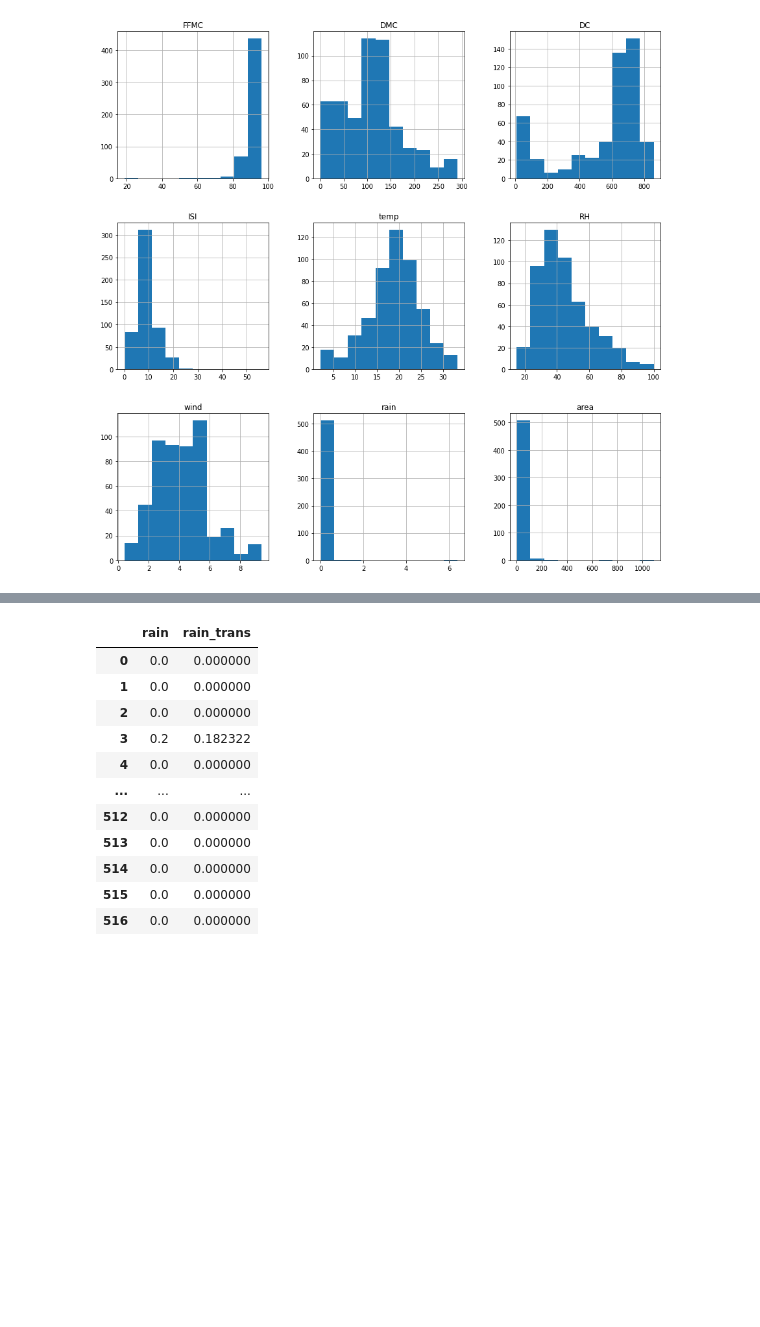
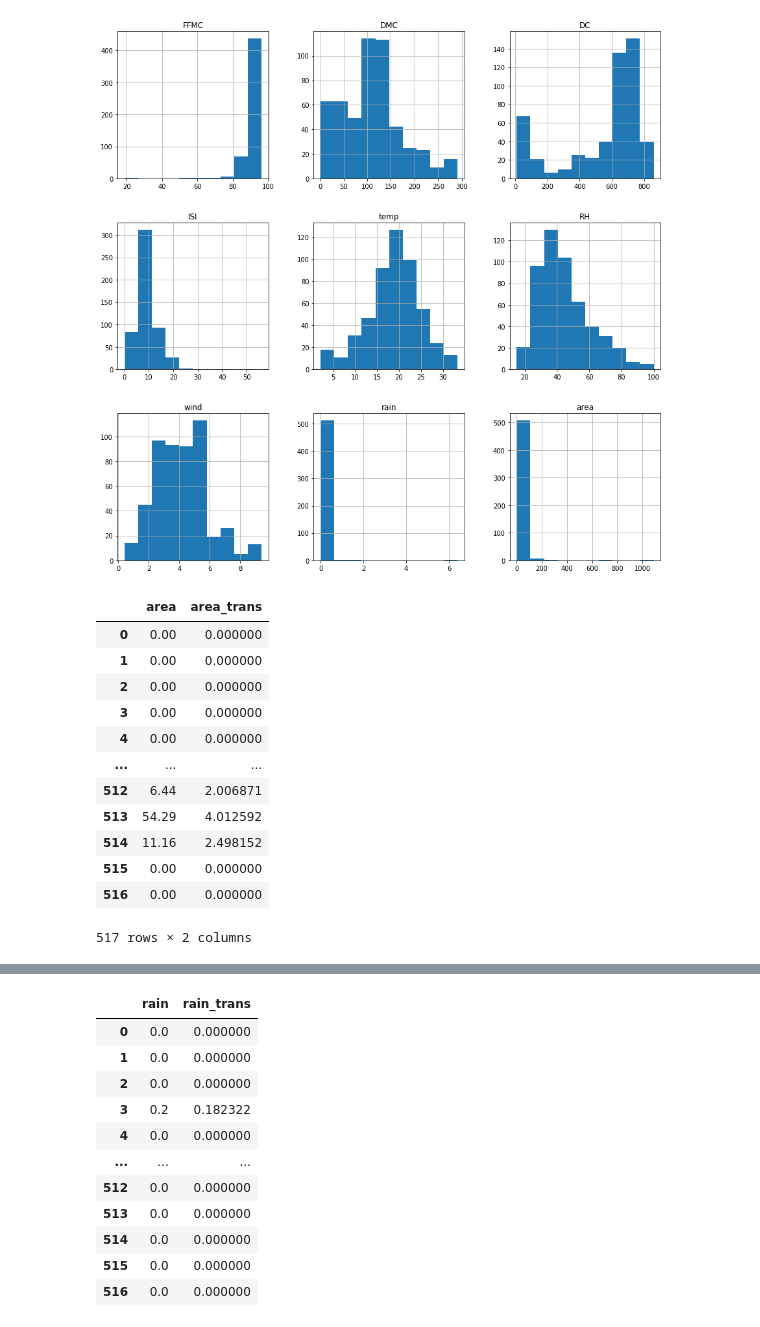
Before and after one commit to CantDodgeCrap/IDA-ML-Feuer, a Jupyter notebook: IDA_ML_Fire.ipynb, the cells around one changed output, grey strips where cells are left out. Cells and saved outputs as stored; diff of their text form; code cells hidden in the pictures; blank space fills up the shorter version.

```diff
--- a/IDA_ML_Fire.ipynb
+++ b/IDA_ML_Fire.ipynb
@@ -38,3 +38,20 @@ array([[<matplotlib.axes._subplots.AxesSubplot object at 0x...>,
         <matplotlib.axes._subplots.AxesSubplot object at 0x...>]],
       dtype=object)
 [figure]
+# %%
+df['area_trans'] = np.log(1 + df['area'])
+df[['area', 'area_trans']]
+# %% [output]
+|  | area | area_trans |
+| 0 | 0.00 | 0.000000 |
+| 1 | 0.00 | 0.000000 |
+| 2 | 0.00 | 0.000000 |
+| 3 | 0.00 | 0.000000 |
+| 4 | 0.00 | 0.000000 |
+| ... | ... | ... |
+| 512 | 6.44 | 2.006871 |
+| 513 | 54.29 | 4.012592 |
+| 514 | 11.16 | 2.498152 |
+| 515 | 0.00 | 0.000000 |
+| 516 | 0.00 | 0.000000 |
+517 rows × 2 columns
```
Also changed, not shown: parts of 2 cells of this notebook.
